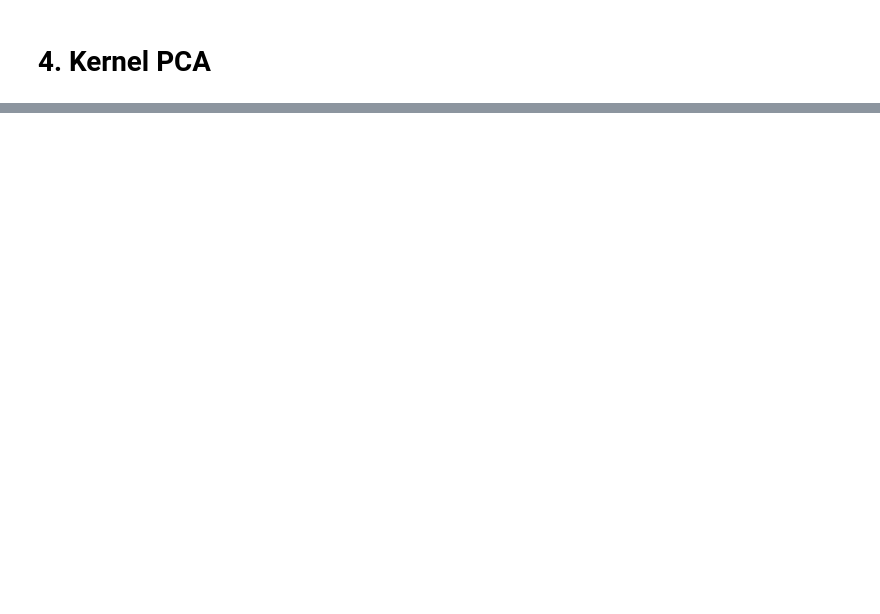
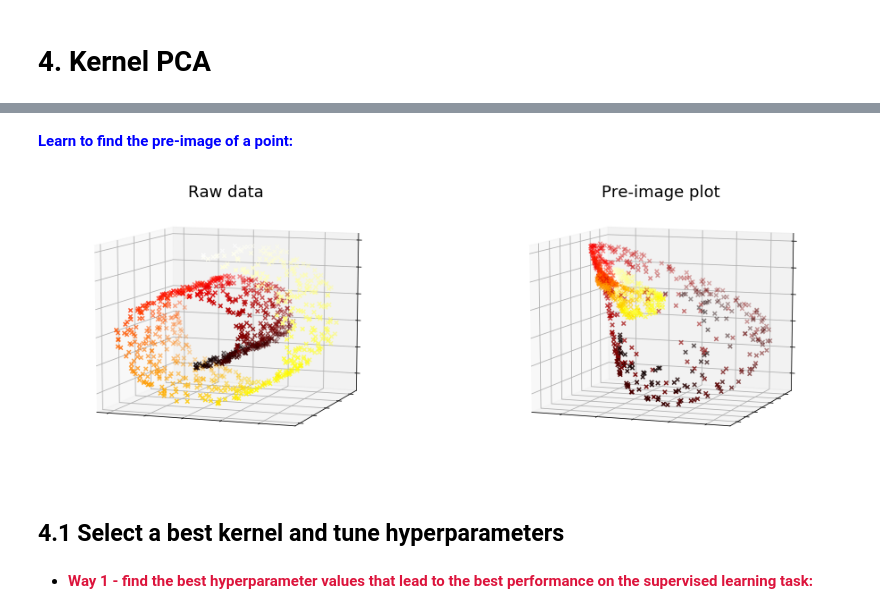
Before and after one commit to libingallin/handson_ml_2nd, a Jupyter notebook: chap08-dimensionality-reduction.ipynb, the cells around one changed output, grey strips where cells are left out. Saved outputs shown, nothing was run; the diff lists cells and outputs as text; code cells hidden in the pictures; blank space fills up the shorter version.

```diff
--- a/chap08-dimensionality-reduction.ipynb
+++ b/chap08-dimensionality-reduction.ipynb
@@ -626,0 +695,40 @@ plt.show()
+# %% [markdown]
+**<font color='blue'>Learn to find the pre-image of a point:</font>**
+# %%
+# Learn the inverse transform for non-precomputed kernels.
+# i.e., Learn to find the pre-image of a point.
+x_reduced_rbf = rbf_pca.fit_transform(X)
+x_inverse = rbf_pca.inverse_transform(x_reduced_rbf)
+
+plt.figure(figsize=(16, 6))
+
+ax1 = plt.subplot(121, projection='3d')
+ax1.view_init(10, -70)
+ax1.scatter(X[:, 0], X[:, 1], X[:, 2], c=t,
+           cmap=plt.cm.hot, marker='x')
+ax1.set_xlabel('')
+ax1.set_ylabel('')
+ax1.set_zlabel('')
+ax1.set_xticklabels([])
+ax1.set_yticklabels([])
+ax1.set_zticklabels([])
+ax1.set_title("Raw data", fontsize=18)
+
+ax2 = plt.subplot(122, projection='3d')
+ax2.view_init(10, -70)
+ax2.scatter(x_inverse[:, 0], x_inverse[:, 1], x_inverse[:, 2], c=t,
+           cmap=plt.cm.hot, marker='x')
+ax2.set_xlabel('')
+ax2.set_ylabel('')
+ax2.set_zlabel('')
+ax2.set_xticklabels([])
+ax2.set_yticklabels([])
+ax2.set_zticklabels([])
+ax2.set_title("Pre-image plot", fontsize=18)
+plt.show()
+# %% [output]
+[figure, added]
+# %% [markdown]
+## 4.1 Select a best kernel and tune hyperparameters
+# %% [markdown]
++ **<font color='crimson'>Way 1 - find the best hyperparameter values that lead to the best performance on the supervised learning task:</font>**
```
Also changed, not shown: parts of 17 cells of this notebook.
